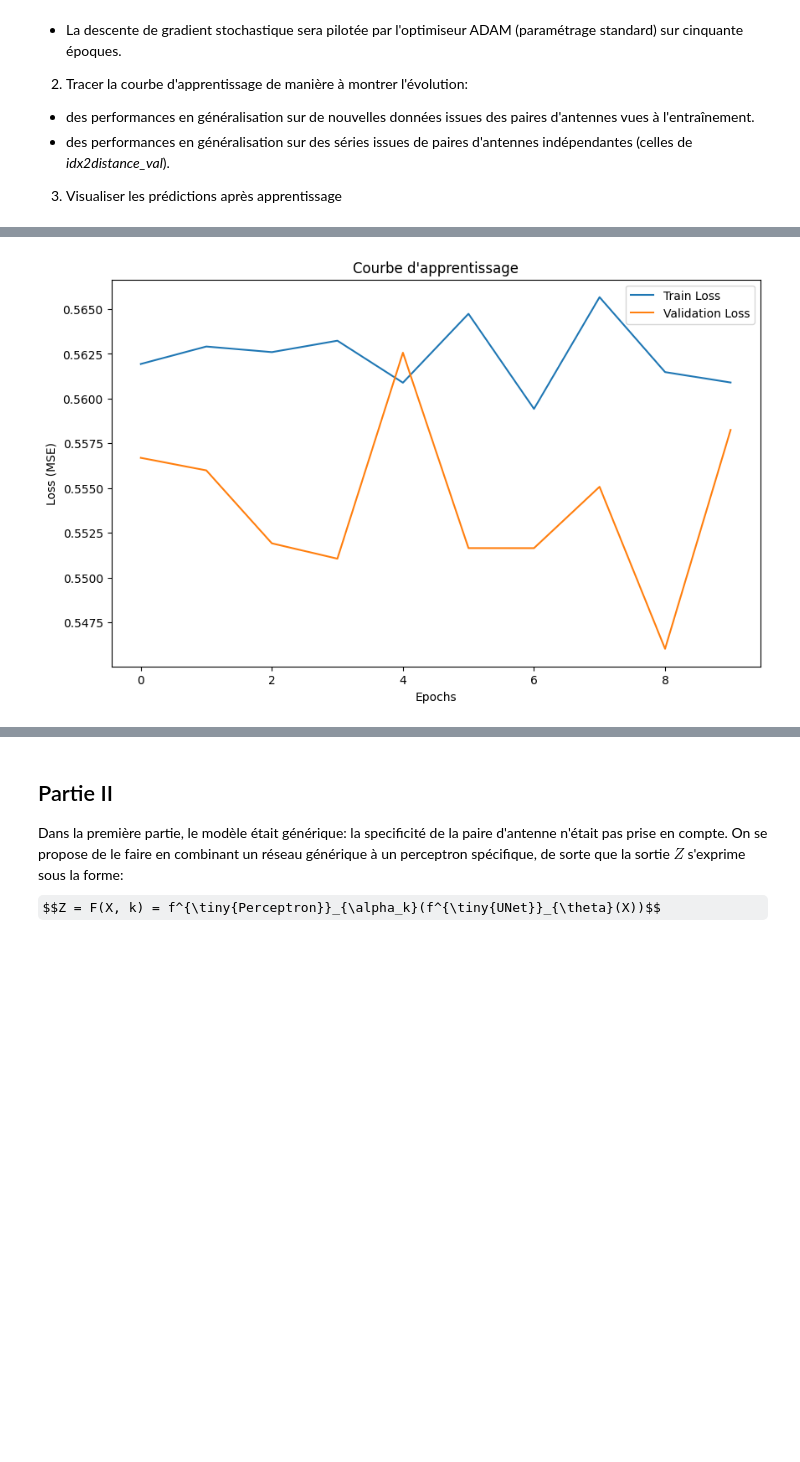
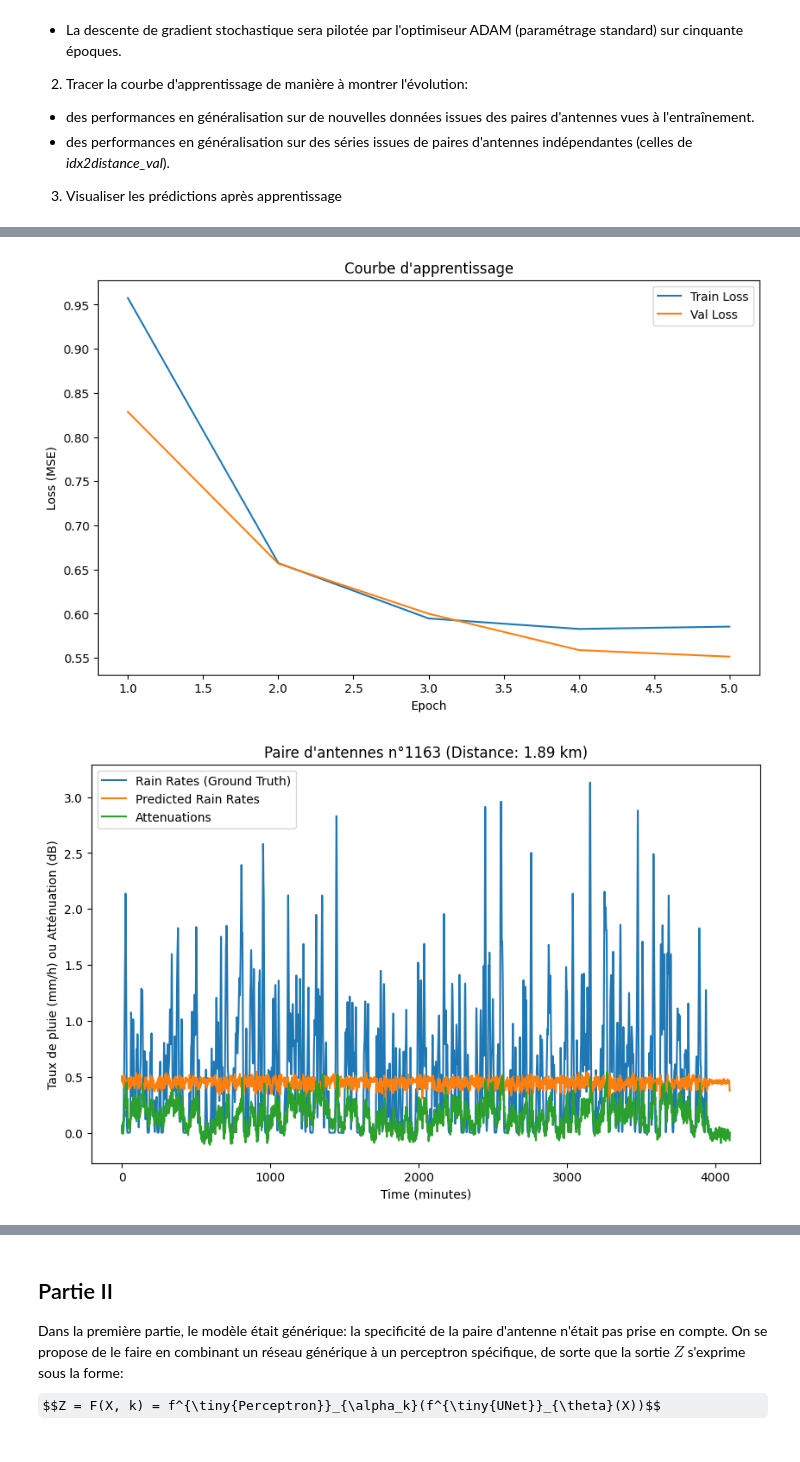
Before and after one commit to XaxUser/exam_2025, a Jupyter notebook: notebooks/probleme1.ipynb, the cells around one changed output, grey strips where cells are left out. Drawn from its saved outputs; the diff is of its cells as text; code cells hidden in the pictures; some formulas as TeX source; blank space fills up the shorter version.

```diff
--- a/notebooks/probleme1.ipynb
+++ b/notebooks/probleme1.ipynb
@@ -208,13 +202,13 @@ import torch
 import torch.nn as nn
 import torch.optim as optim
 import matplotlib.pyplot as plt
+# Paramètres
+n_channels = 1
+n_classes = 1
+batch_size = 100
+num_epochs = 5
+learning_rate = 0.001
 # %%
-n_channels = 1
-n_classes = 1
-batch_size = 100
-num_epochs = 50
-learning_rate = 0.001
-
 # Charger les données
 trainloader = create_dataloader(duration, idx2distance_train, batch_size)
 valloader = create_dataloader(duration, idx2distance_val, batch_size)
@@ -226,5 +220,6 @@ model = model.to(device)
 
 criterion = nn.MSELoss()
 optimizer = optim.Adam(model.parameters(), lr=learning_rate)
+optimizer = optim.Adam(model.parameters(), lr=learning_rate)
 # %%
 # Entraînement du modèle
@@ -274,12 +260,34 @@ KeyboardInterrupt:
 # %%
-# Tracer les courbes d'apprentissage
+# Tracer
 plt.figure(figsize=(10, 6))
-plt.plot(np.arange(num_epochs), train_losses, label='Train Loss')
-plt.plot(np.arange(num_epochs), val_losses, label='Validation Loss')
+plt.plot(range(1, num_epochs+1), train_losses, label="Train Loss")
+plt.plot(range(1, num_epochs+1), val_losses, label="Val Loss")
+plt.xlabel("Epoch")
+plt.ylabel("Loss (MSE)")
 plt.title("Courbe d'apprentissage")
-plt.xlabel('Epochs')
-plt.ylabel('Loss (MSE)')
 plt.legend()
 plt.show()
+
+model.eval()
+with torch.no_grad():
+    for batch_ids, batch_dists, batch_rain_rates, batch_attenuations in valloader:
+        batch_attenuations, batch_rain_rates = batch_attenuations.to(device), batch_rain_rates.to(device)
+        model_outputs = model(batch_attenuations.unsqueeze(1))
+        model_outputs = model_outputs.squeeze(1).cpu().numpy()
+        batch_rain_rates = batch_rain_rates.cpu().numpy()
+        batch_attenuations = batch_attenuations.cpu().numpy()
+        break
+
+for idx in range(3):
+    plt.figure(figsize=(10, 6))
+    plt.plot(np.arange(duration), batch_rain_rates[idx], label="Rain Rates (Ground Truth)")
+    plt.plot(np.arange(duration), model_outputs[idx], label="Predicted Rain Rates")
+    plt.plot(np.arange(duration), batch_attenuations[idx], label="Attenuations")
+    plt.title(f"Paire d'antennes n°{batch_ids[idx].item():.0f} (Distance: {batch_dists[idx].item():.2f} km)")
+    plt.xlabel("Time (minutes)")
+    plt.ylabel("Taux de pluie (mm/h) ou Atténuation (dB)")
+    plt.legend()
+    plt.show()
 # %% [output]
-[figure, old version]
+[figure, new version]
+[figure, added]
```
Also changed, not shown: parts of 4 cells of this notebook.
